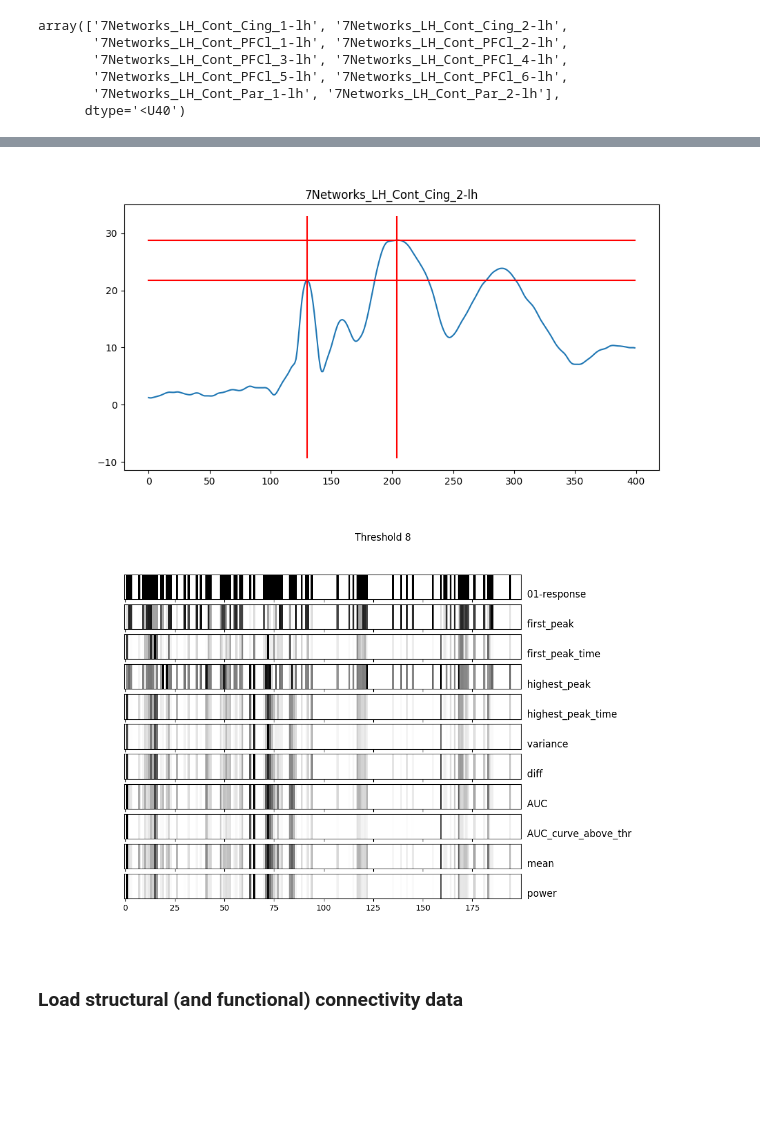
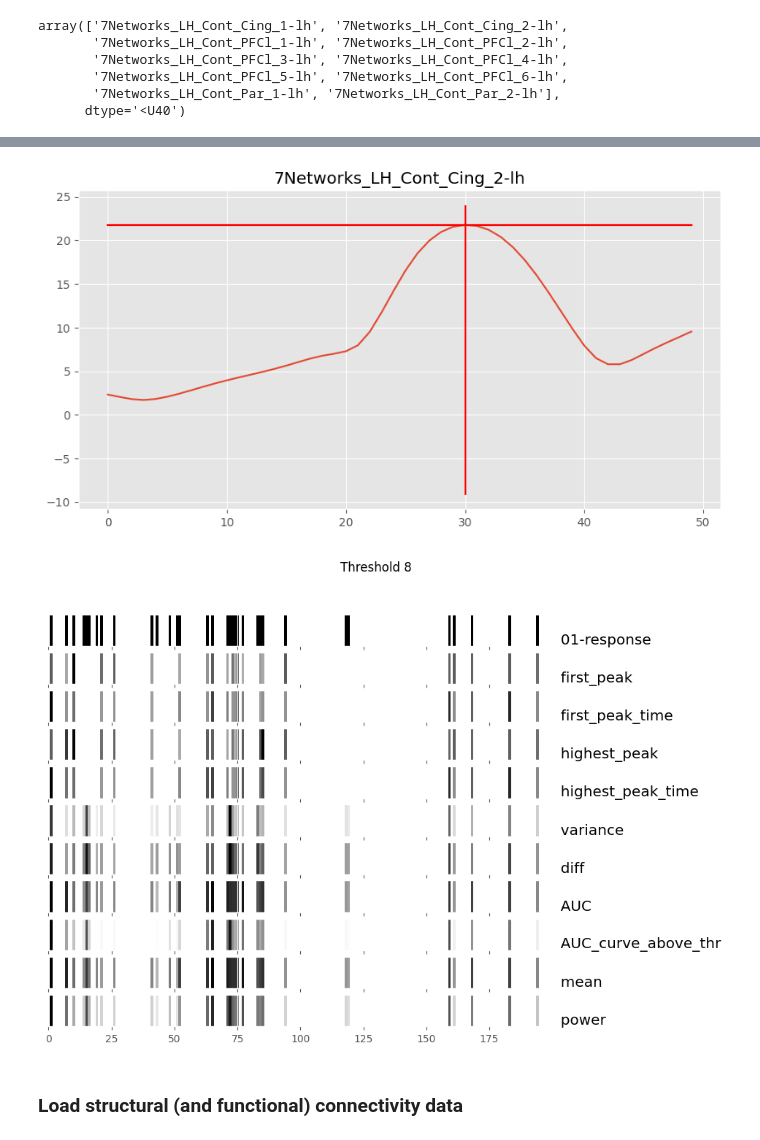
Before and after one commit to Katterrina/fimuni_thesis, a Jupyter notebook: notebooks/pytepfit/06_analysis.ipynb, the cells around one changed output, grey strips where cells are left out. Cells and saved outputs as stored; diff of their text form; code cells hidden in the pictures; blank space fills up the shorter version.

```diff
--- a/notebooks/pytepfit/06_analysis.ipynb
+++ b/notebooks/pytepfit/06_analysis.ipynb
@@ -66,0 +82,6 @@ plot_data(data_ts)
+# %%
+plt.rcParams['figure.figsize'] = [10, 5]
+plt.figure()
+plt.plot(data_ts_croped)
+plt.plot([8]*response_length)
+plt.show()
@@ -71,7 +94,6 @@ plot_one_roi(data_ts,17,data_pytepfit['labels'])
 # %%
 def peak_analysis(sequence,threshold):
     peaks = signal.find_peaks(sequence,height=threshold)
-
     if len(peaks[0]) == 0:
         return np.nan, np.nan, np.nan, np.nan
 
@@ -95,23 +117,23 @@ def estimate_auc(seqence, threshold):
     return None
 
 
-def get_threshold_range(corrected_data,stim_idx):
-    maxima = np.max(data_ts[stim_idx:,:],axis=0)
+def get_threshold_range(data,stim_idx):
+    maxima = np.max(data[stim_idx:,:],axis=0)
     maxima.sort()
 
     upper = int(maxima[-5])
-    lower = int(np.max(corrected_data[:stim_idx,:]))
+    lower = int(np.max(data[:stim_idx,:]))
     step = int((upper - lower) / 7)
 
     return range(lower, upper, step)
 # %%
 roi_idx = 1
 
-amp_id, amp, amp_h_id, amp_h = peak_analysis(data_ts[:,roi_idx],threshold=5)
+amp_id, amp, amp_h_id, amp_h = peak_analysis(data_ts_croped[:,roi_idx],threshold=8)
 
-plot_one_roi(data_ts,roi_idx,labels=data_pytepfit['labels'],constants_h=[amp,amp_h],constants_v=[amp_id,amp_h_id])
+plot_one_roi(data_ts_croped,roi_idx,labels=data_pytepfit['labels'],constants_h=[amp,amp_h],constants_v=[amp_id,amp_h_id])
 # %% [output]
-[figure, old version]
+[figure, new version]
 # %%
 responses = {}
 stim_time = 100
@@ -119,6 +141,7 @@ stim_time = 100
 df_responses = pd.DataFrame()
 
 thr_range = get_threshold_range(data_ts,stim_time)
+list_of_thresholds = []
 
 
 # sklearn.metrics.auc(x, y)
@@ -127,29 +150,30 @@ for threshold in thr_range:
 
     response_df = pd.DataFrame(index=range(200))
 
-    response_df['01-response'] =  np.max(data_ts,axis=0) > threshold
+    response_df['01-response'] =  np.where(np.max(data_ts_croped,axis=0) > threshold,1,0)
 
     peak_analysis_results = np.zeros((200,4),dtype=float)
     for i in range(200):
-        peak_analysis_results[i] = peak_analysis(data_ts[stim_time:,i],threshold)
+        peak_analysis_results[i] = peak_analysis(data_ts_croped[:,i],threshold)
 
     response_df['first_peak'] = peak_analysis_results[:,0]
     response_df['first_peak_time'] = peak_analysis_results[:,1]
     response_df['highest_peak'] = peak_analysis_results[:,2]
     response_df['highest_peak_time'] = peak_analysis_results[:,3]
 
-    response_df['variance'] = np.var(data_ts[stim_time:],axis=0)
-    response_df['diff'] = np.max(data_ts[stim_time:],axis=0)-np.min(data_ts[stim_time:],axis=0)
+    response_df['variance'] = np.var(data_ts_croped,axis=0)
+    response_df['diff'] = np.max(data_ts_croped,axis=0)-np.min(data_ts_croped,axis=0)
 
-    response_df['AUC'] = np.array([sk_metrics.auc(list(range(len(data_ts[stim_time:,i]))), data_ts[stim_time:,i]) for i in range(200)],dtype=float)
-    response_df['AUC_curve_above_thr'] = np.array([sk_metrics.auc(list(range(len(data_ts[stim_time:,i]))), (data_ts[stim_time:,i]-threshold).clip(min=0)) for i in range(200)],dtype=float)
-    response_df['mean'] = np.array([np.mean(data_ts[stim_time:,i]) for i in range(200)],dtype=float)
-    response_df['power'] = np.array([np.sum(data_ts[stim_time:,i]**2) for i in range(200)],dtype=float)
+    response_df['AUC'] = np.array([sk_metrics.auc(list(range(len(data_ts_croped[:,i]))), data_ts_croped[:,i]) for i in range(200)],dtype=float)
+    response_df['AUC_curve_above_thr'] = np.array([sk_metrics.auc(list(range(len(data_ts_croped[:,i]))), (data_ts_croped[:,i]-threshold).clip(min=0)) for i in range(200)],dtype=float)
+    response_df['mean'] = np.array([np.mean(data_ts_croped[:,i]) for i in range(200)],dtype=float)
+    response_df['power'] = np.array([np.sum(data_ts_croped[:,i]**2) for i in range(200)],dtype=float)
 
     for c in ['variance','diff','AUC','AUC_curve_above_thr','mean','power']:
         response_df[c] = np.where(response_df['01-response'],response_df[c],np.nan)
 
     responses[threshold] = response_df
+    list_of_thresholds.append(threshold)
 # %%
 def prepare_barcode(n_rows,n_cols,title=None):
     pixel_per_bar = 6
@@ -168,16 +192,18 @@ def plot_one_barcode(ax,data,title=None):
     else:
         code = data.reshape(1,-1).astype(float)
 
+    code = np.nan_to_num(code)
+
     ax.imshow(code, cmap='binary', aspect='auto',
           interpolation='nearest')
     ax.set_title(f"  {title}", loc="right", y=0, ha="left", va="center")
     ax.set_yticks([])
 # %%
-thr = list(responses.keys())[2]
+thr = list_of_thresholds[2]
 
 fig, axs = prepare_barcode(len(responses[thr].columns),200,title=f"Threshold {thr}")
 
 for i,c in enumerate(responses[thr].columns):
     plot_one_barcode(axs[i],responses[thr][c],title=c)
 # %% [output]
-[figure, old version]
+[figure, new version]
```
Also changed, not shown: parts of 44 cells of this notebook, 18 other files.
